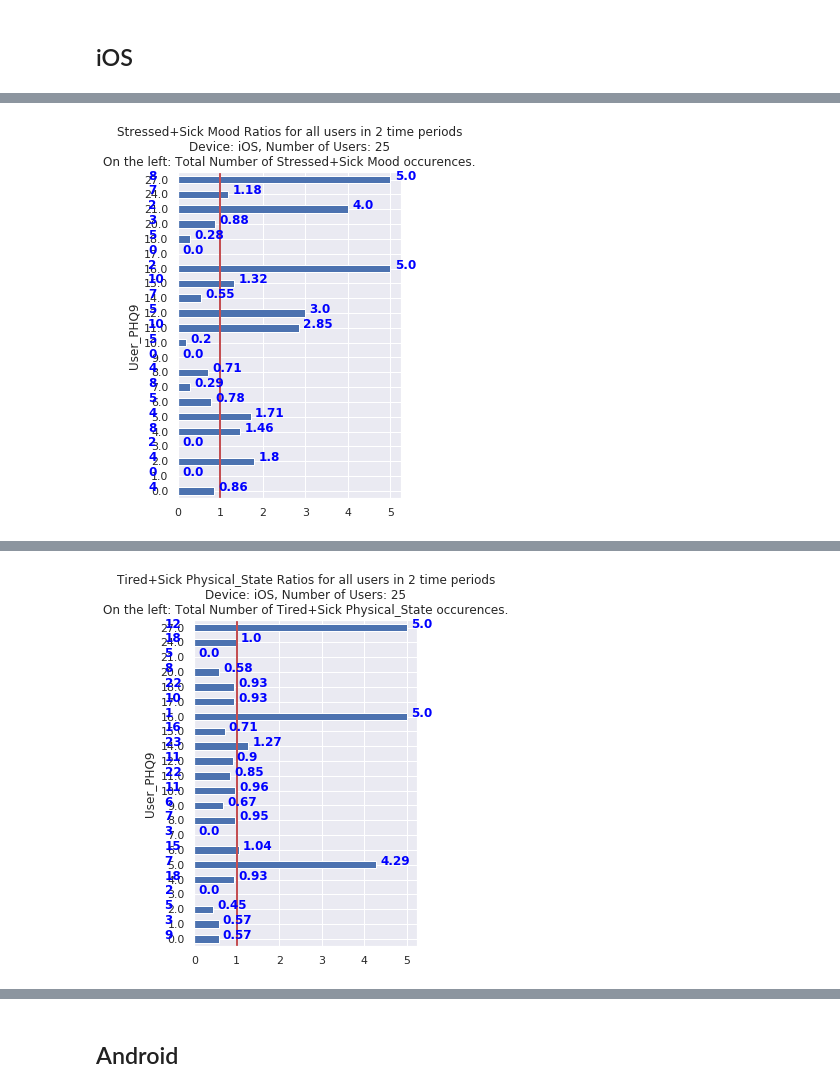
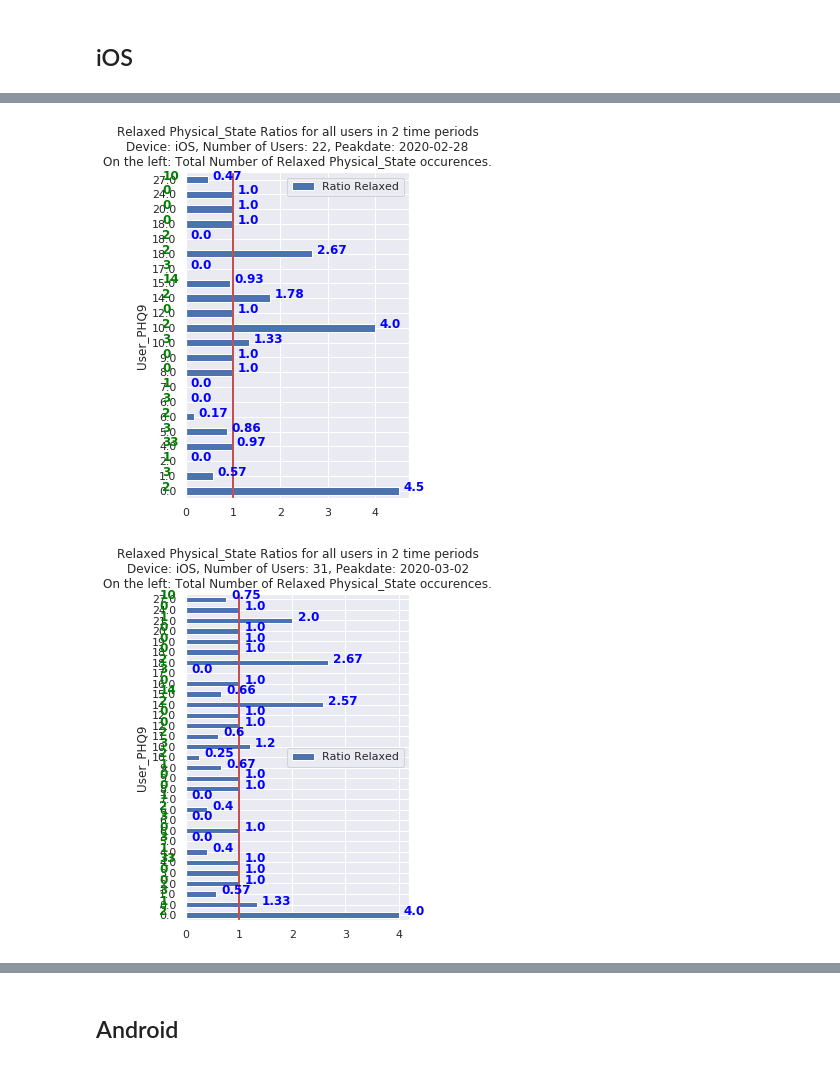
Before and after one commit to iofeidis/TypeOfMood, a Jupyter notebook: plots_phq9.ipynb, the cells around one changed output, grey strips where cells are left out. Drawn from its saved outputs; the diff is of its cells as text; code cells hidden in the pictures.

```diff
--- a/plots_phq9.ipynb
+++ b/plots_phq9.ipynb
@@ -27,7 +71,12 @@ plots.label_distribution_sorted(df, 'Mood', 'Happy', 'iOS')
 # %%
 os.chdir('/home/jason/Documents/Thesis/TypingData/iOS')
 data = pd.read_csv('statistics_total_added_info.csv')
 df = pd.DataFrame(data)
-plots.label_distribution_sorted(df, 'Mood', 'Stressed+Sick', 'iOS')
+plots.label_distribution_sorted(df, 'Physical_State', 'Relaxed', 'iOS', -.5, '2020-02-28')
+
+plots.label_distribution_sorted(df, 'Physical_State', 'Relaxed', 'iOS', -.5, '2020-03-02')
+
+plots.label_distribution_sorted(df, 'Physical_State', 'Relaxed', 'iOS', -.5, '2020-03-14')
 # %% [output]
-[figure, old version]
+[figure, new version]
+[figure, added]
@@ -34,7 +83,0 @@ plots.label_distribution_sorted(df, 'Mood', 'Stressed+Sick', 'iOS')
-# %%
-os.chdir('/home/jason/Documents/Thesis/TypingData/iOS')
-data = pd.read_csv('statistics_total_added_info.csv')
-df = pd.DataFrame(data)
-plots.label_distribution_sorted(df, 'Physical_State', 'Tired+Sick', 'iOS')
-# %% [output]
-[figure, removed]
```
Also changed, not shown: parts of 13 cells of this notebook, 10 other files.
